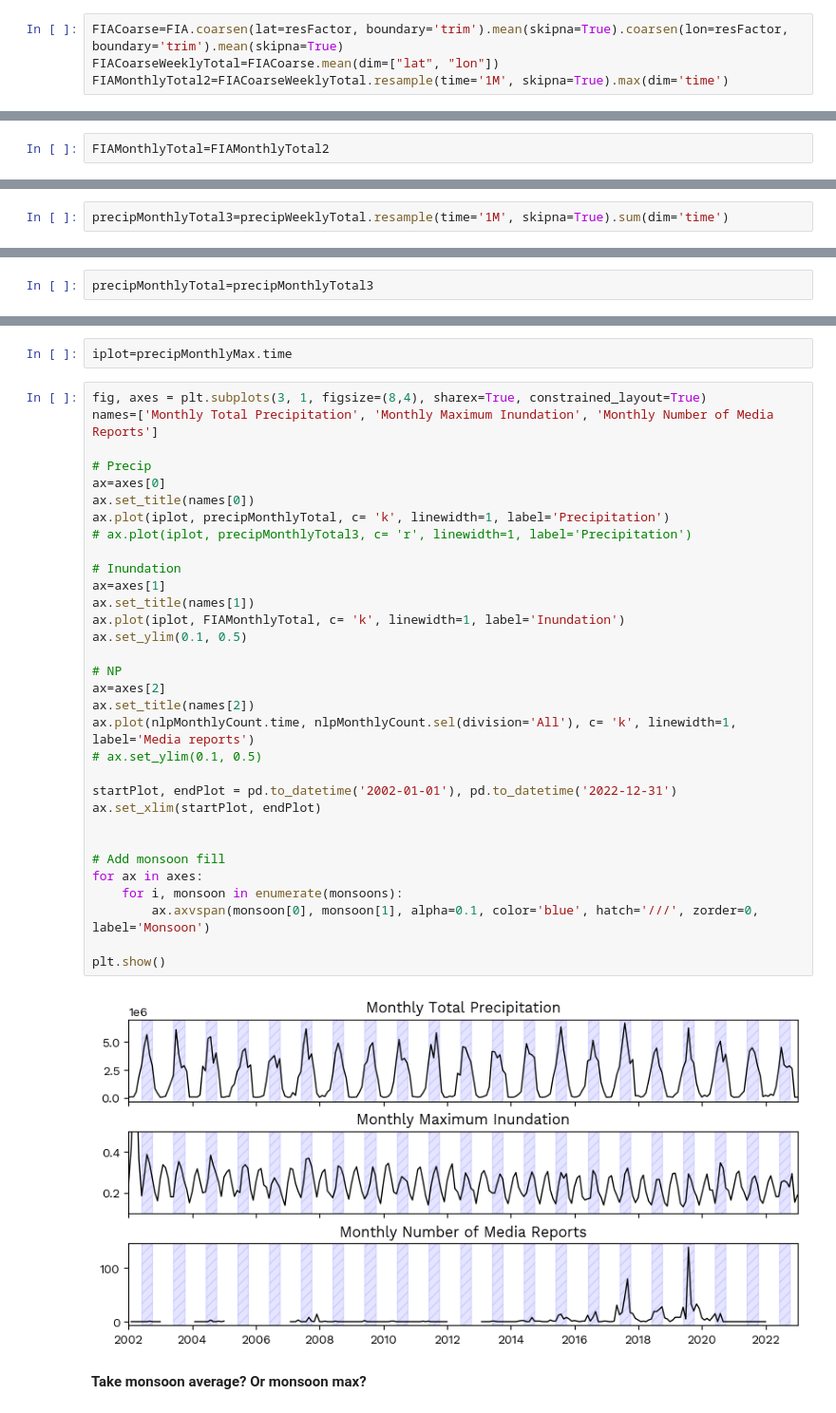
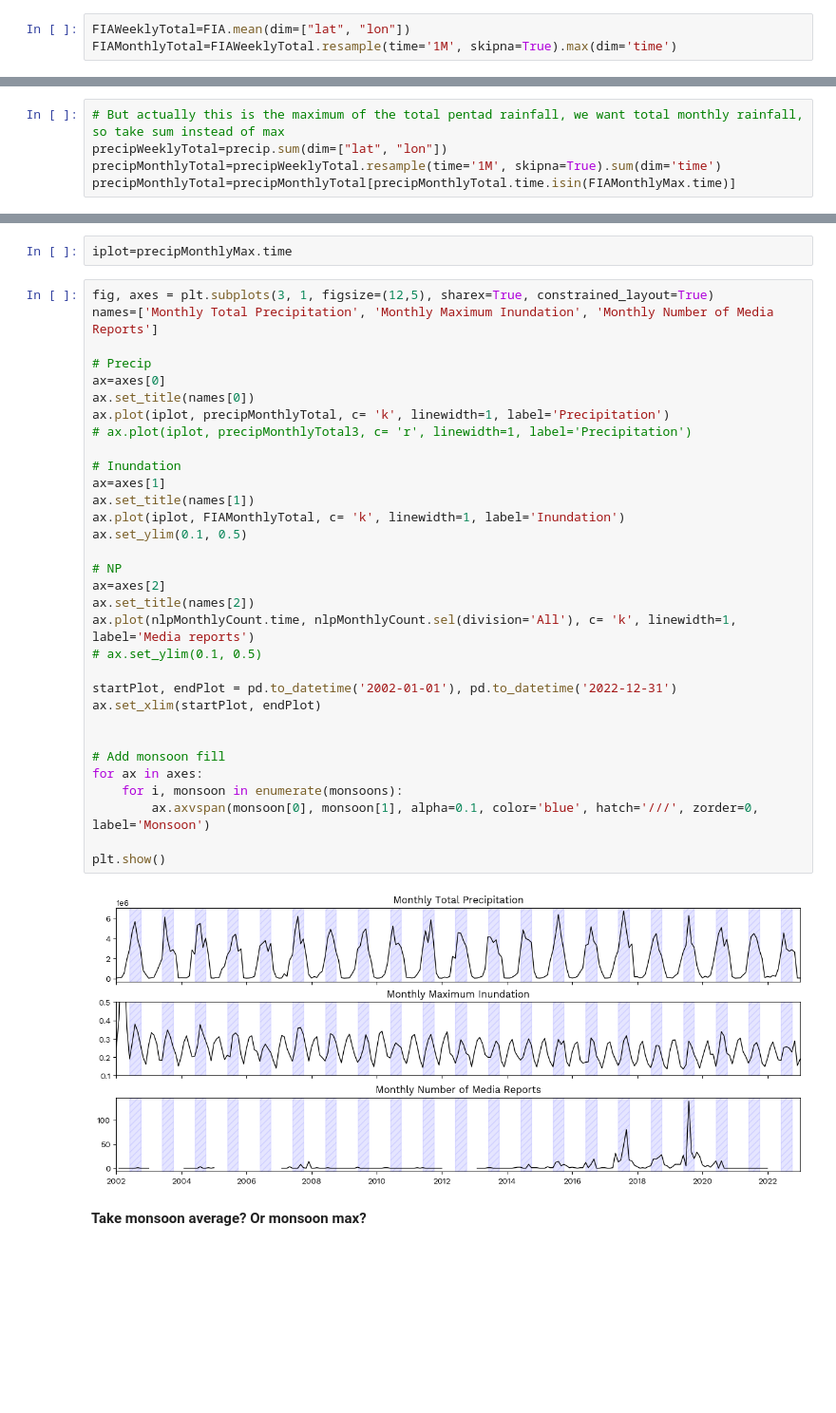
Before and after one commit to alex-saunders00/geog696CProject, a Jupyter notebook: scr/dataAnalysis/calcCorr_NLP.ipynb, the cells around one changed output, grey strips where cells are left out. Shown at 95% size. Cells and saved outputs as stored; diff of their text form; blank space fills up the shorter version.

Commit message:
updated maps and plots for pres

```diff
--- a/scr/dataAnalysis/calcCorr_NLP.ipynb
+++ b/scr/dataAnalysis/calcCorr_NLP.ipynb
@@ -131,4 +115,3 @@ Might be not quite right for FIA, need to take mean of raw values at weekly time
 # %%
-FIACoarse=FIA.coarsen(lat=resFactor, boundary='trim').mean(skipna=True).coarsen(lon=resFactor, boundary='trim').mean(skipna=True)
-FIACoarseWeeklyTotal=FIACoarse.mean(dim=["lat", "lon"])
-FIAMonthlyTotal2=FIACoarseWeeklyTotal.resample(time='1M', skipna=True).max(dim='time')
+FIAWeeklyTotal=FIA.mean(dim=["lat", "lon"])
+FIAMonthlyTotal=FIAWeeklyTotal.resample(time='1M', skipna=True).max(dim='time')
@@ -141,2 +117,0 @@ Does produce slight differences, use the second logic seems more correct!
-# %%
-FIAMonthlyTotal=FIAMonthlyTotal2
@@ -192,2 +122,5 @@ Coordinates:
 # %%
-precipMonthlyTotal3=precipWeeklyTotal.resample(time='1M', skipna=True).sum(dim='time')
+# But actually this is the maximum of the total pentad rainfall, we want total monthly rainfall, so take sum instead of max
+precipWeeklyTotal=precip.sum(dim=["lat", "lon"])
+precipMonthlyTotal=precipWeeklyTotal.resample(time='1M', skipna=True).sum(dim='time')
+precipMonthlyTotal=precipMonthlyTotal[precipMonthlyTotal.time.isin(FIAMonthlyMax.time)]
@@ -196,2 +126,0 @@ precipMonthlyTotal3=precipMonthlyTotal3[precipMonthlyTotal3.time.isin(FIAMonthly
-# %%
-precipMonthlyTotal=precipMonthlyTotal3
@@ -249,39 +139,39 @@ monsoons
 # %%
 iplot=precipMonthlyMax.time
 # %%
-fig, axes = plt.subplots(3, 1, figsize=(8,4), sharex=True, constrained_layout=True)
+fig, axes = plt.subplots(3, 1, figsize=(12,5), sharex=True, constrained_layout=True)
 names=['Monthly Total Precipitation', 'Monthly Maximum Inundation', 'Monthly Number of Media Reports']
 
 # Precip
 ax=axes[0]
 ax.set_title(names[0])
 ax.plot(iplot, precipMonthlyTotal, c= 'k', linewidth=1, label='Precipitation')
 # ax.plot(iplot, precipMonthlyTotal3, c= 'r', linewidth=1, label='Precipitation')
 
 # Inundation
 ax=axes[1]
 ax.set_title(names[1])
 ax.plot(iplot, FIAMonthlyTotal, c= 'k', linewidth=1, label='Inundation')
 ax.set_ylim(0.1, 0.5)
 
 # NP
 ax=axes[2]
 ax.set_title(names[2])
 ax.plot(nlpMonthlyCount.time, nlpMonthlyCount.sel(division='All'), c= 'k', linewidth=1, label='Media reports')
 # ax.set_ylim(0.1, 0.5)
 
 startPlot, endPlot = pd.to_datetime('2002-01-01'), pd.to_datetime('2022-12-31')
 ax.set_xlim(startPlot, endPlot)
 
 
 # Add monsoon fill
 for ax in axes:
     for i, monsoon in enumerate(monsoons):
         ax.axvspan(monsoon[0], monsoon[1], alpha=0.1, color='blue', hatch='///', zorder=0, label='Monsoon')
 
 plt.show()
 # %% [output]
-[figure, old version]
+[figure, new version]
 # %% [markdown]
 __Take monsoon average? Or monsoon max?__
 # %% [markdown]
```
Also changed, not shown: parts of 44 cells of this notebook, 5 other files.
